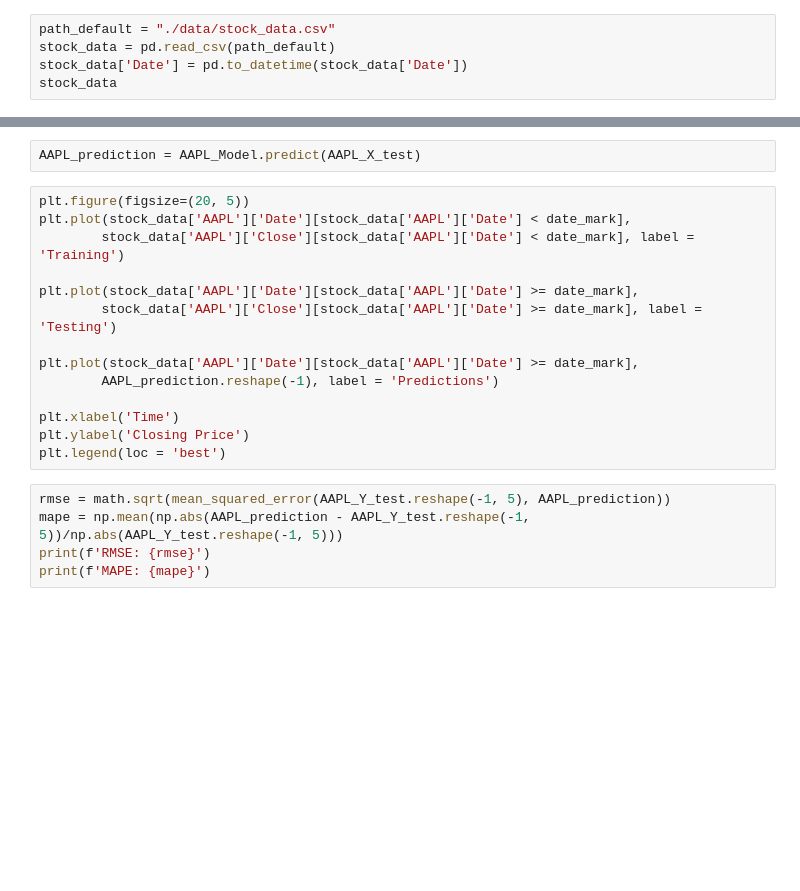
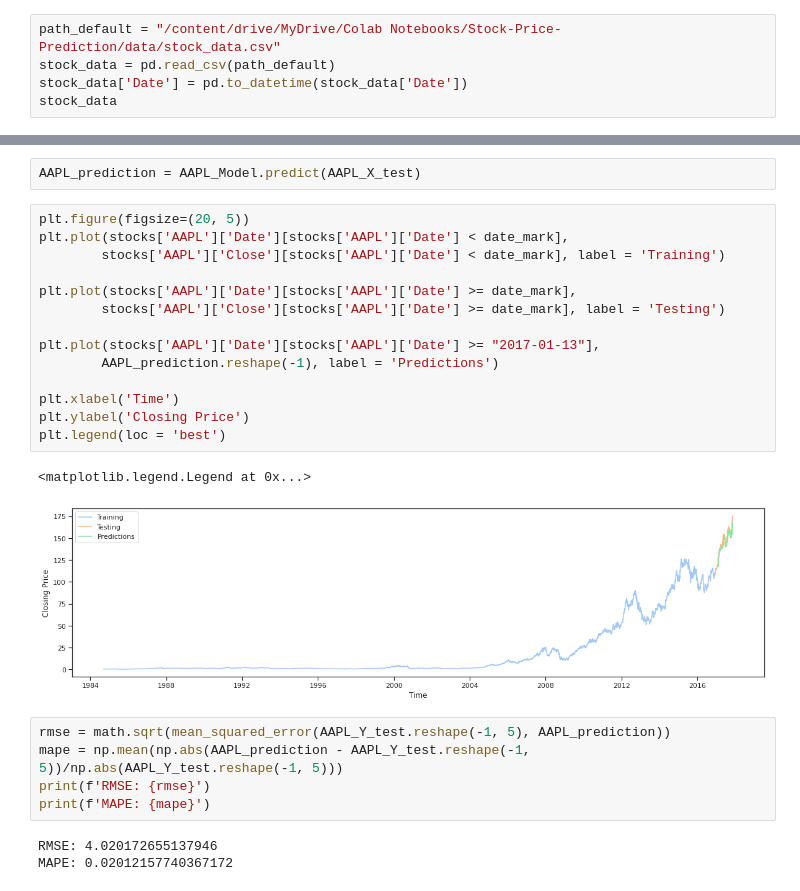
Before and after one commit to DaiVo20/Stock-Price-Prediction, a Jupyter notebook: LSTM_model.ipynb, the cells around one changed output, grey strips where cells are left out. Drawn from its saved outputs; the diff is of its cells as text; blank space fills up the shorter version.

Commit message:
edit aapl model

```diff
--- a/LSTM_model.ipynb
+++ b/LSTM_model.ipynb
@@ -15,7 +20,7 @@ warnings.filterwarnings('ignore')
 # %% [markdown]
 ## Loading of dataset
 # %%
-path_default = "./data/stock_data.csv"
+path_default = "/content/drive/MyDrive/Colab Notebooks/Stock-Price-Prediction/data/stock_data.csv"
 stock_data = pd.read_csv(path_default)
 stock_data['Date'] = pd.to_datetime(stock_data['Date'])
 stock_data
@@ -159,20 +254,26 @@ plt.show()
 AAPL_prediction = AAPL_Model.predict(AAPL_X_test)
 # %%
 plt.figure(figsize=(20, 5))
-plt.plot(stock_data['AAPL']['Date'][stock_data['AAPL']['Date'] < date_mark],
-        stock_data['AAPL']['Close'][stock_data['AAPL']['Date'] < date_mark], label = 'Training')
+plt.plot(stocks['AAPL']['Date'][stocks['AAPL']['Date'] < date_mark],
+        stocks['AAPL']['Close'][stocks['AAPL']['Date'] < date_mark], label = 'Training')
 
-plt.plot(stock_data['AAPL']['Date'][stock_data['AAPL']['Date'] >= date_mark],
-        stock_data['AAPL']['Close'][stock_data['AAPL']['Date'] >= date_mark], label = 'Testing')
+plt.plot(stocks['AAPL']['Date'][stocks['AAPL']['Date'] >= date_mark],
+        stocks['AAPL']['Close'][stocks['AAPL']['Date'] >= date_mark], label = 'Testing')
 
-plt.plot(stock_data['AAPL']['Date'][stock_data['AAPL']['Date'] >= date_mark],
+plt.plot(stocks['AAPL']['Date'][stocks['AAPL']['Date'] >= "2017-01-13"],
         AAPL_prediction.reshape(-1), label = 'Predictions')
 
 plt.xlabel('Time')
 plt.ylabel('Closing Price')
 plt.legend(loc = 'best')
+# %% [output]
+<matplotlib.legend.Legend at 0x...>
+[figure, added]
 # %%
 rmse = math.sqrt(mean_squared_error(AAPL_Y_test.reshape(-1, 5), AAPL_prediction))
 mape = np.mean(np.abs(AAPL_prediction - AAPL_Y_test.reshape(-1, 5))/np.abs(AAPL_Y_test.reshape(-1, 5)))
 print(f'RMSE: {rmse}')
 print(f'MAPE: {mape}')
+# %% [output]
+RMSE: 4.020172655137946
+MAPE: 0.02012157740367172
```
Also changed, not shown: parts of 12 cells of this notebook.
